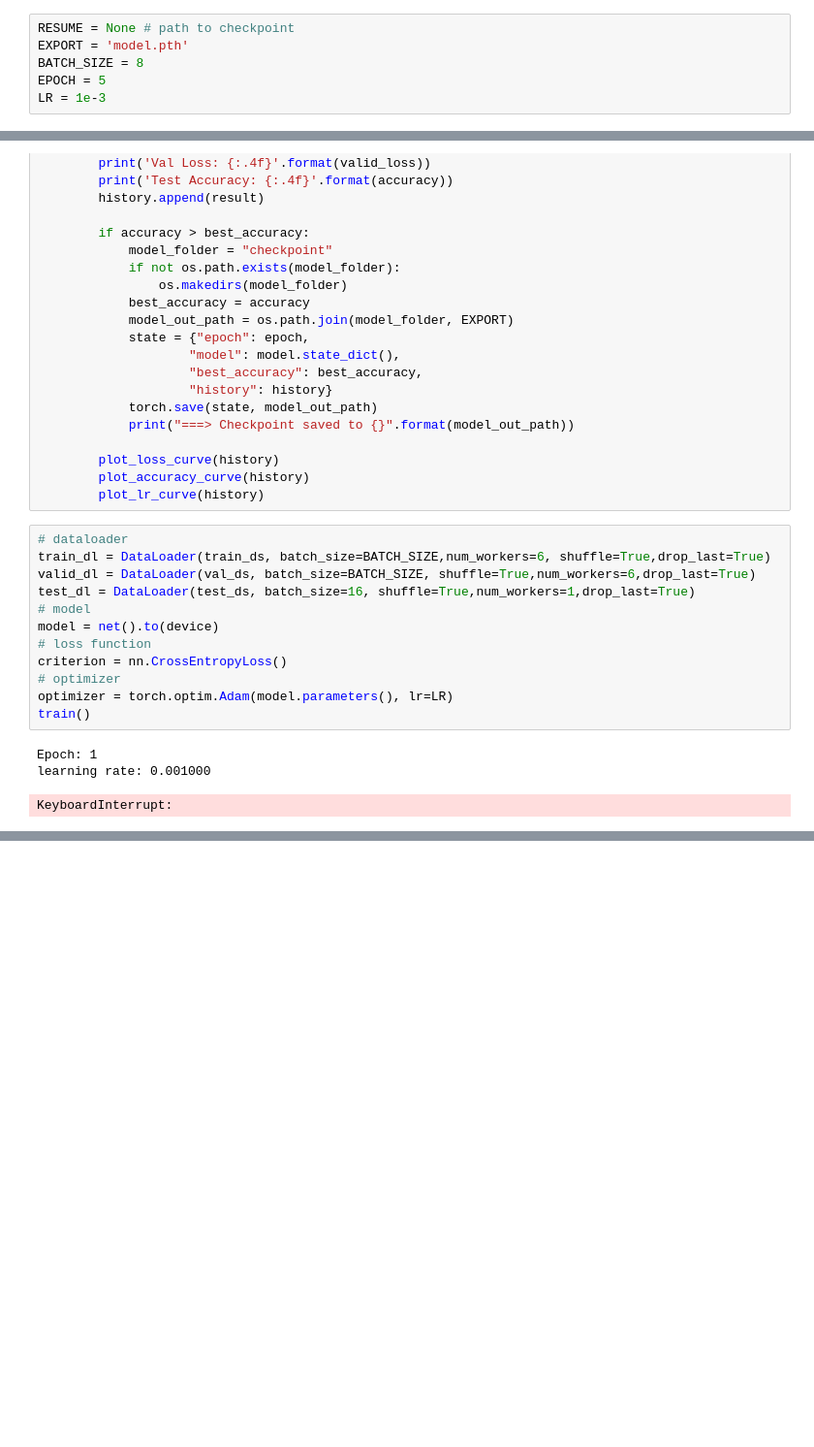
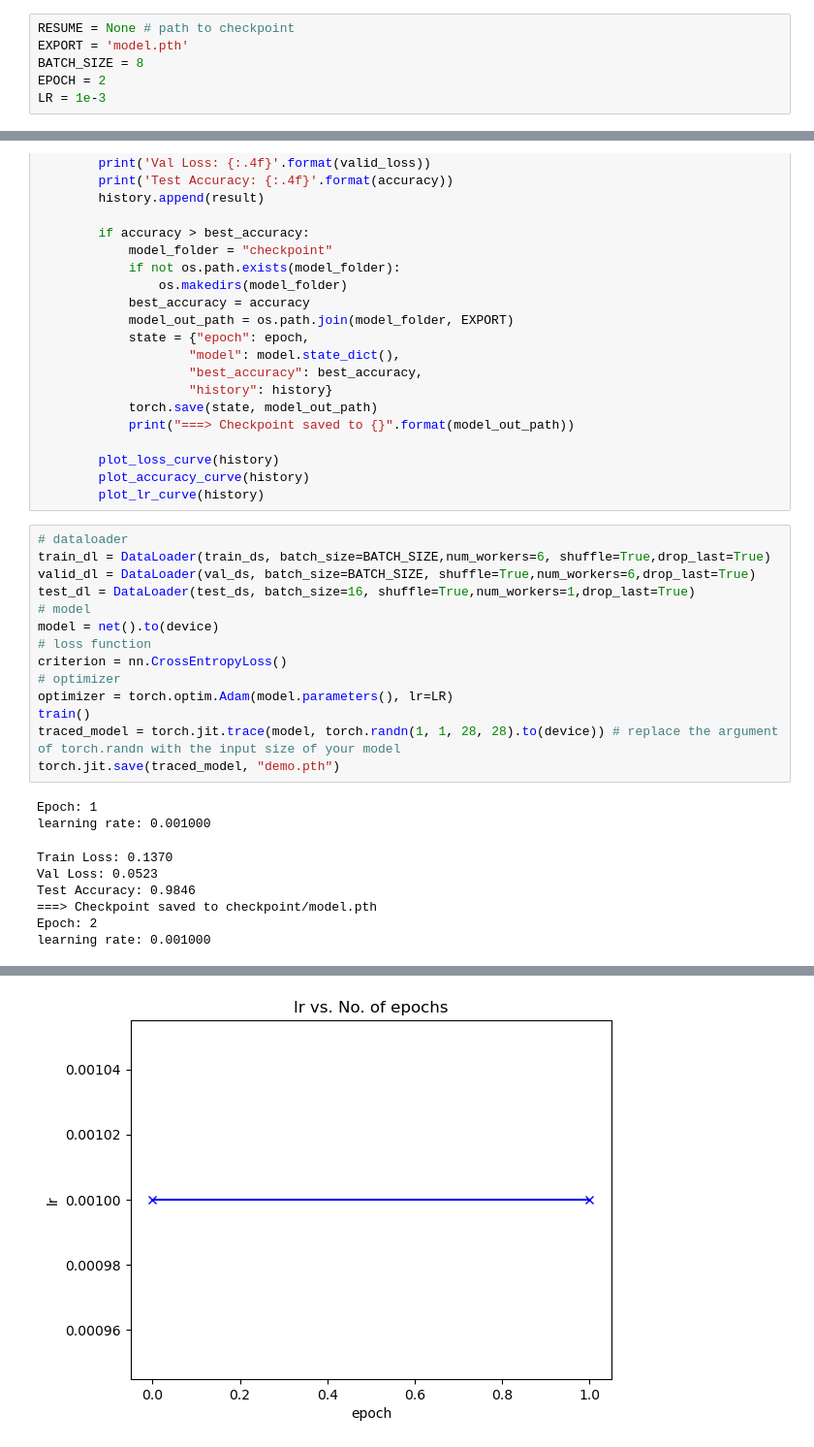
Before and after one commit to Benchangatrul284/2023-Basic-ML, a Jupyter notebook: problem2.ipynb, the cells around one changed output, grey strips where cells are left out. Shown at 97% size. Drawn from its saved outputs; the diff is of its cells as text; blank space fills up the shorter version.

```diff
--- a/problem2.ipynb
+++ b/problem2.ipynb
@@ -15,7 +16,7 @@ cuda
 RESUME = None # path to checkpoint
 EXPORT = 'model.pth'
 BATCH_SIZE = 8
-EPOCH = 5
+EPOCH = 2
 LR = 1e-3
 # %%
 transform = transforms.Compose([transforms.ToTensor(),
@@ -188,7 +189,14 @@ criterion = nn.CrossEntropyLoss()
 # optimizer
 optimizer = torch.optim.Adam(model.parameters(), lr=LR)
 train()
+traced_model = torch.jit.trace(model, torch.randn(1, 1, 28, 28).to(device)) # replace the argument of torch.randn with the input size of your model
+torch.jit.save(traced_model, "demo.pth")
 # %% [output]
 Epoch: 1
 learning rate: 0.001000
-KeyboardInterrupt:
+Train Loss: 0.1370
+Val Loss: 0.0523
+Test Accuracy: 0.9846
+===> Checkpoint saved to checkpoint/model.pth
+Epoch: 2
+learning rate: 0.001000
@@ -195 +207,2 @@ KeyboardInterrupt:
+[figure, added]
 # %%
```
Also changed, not shown: parts of 3 cells of this notebook.
